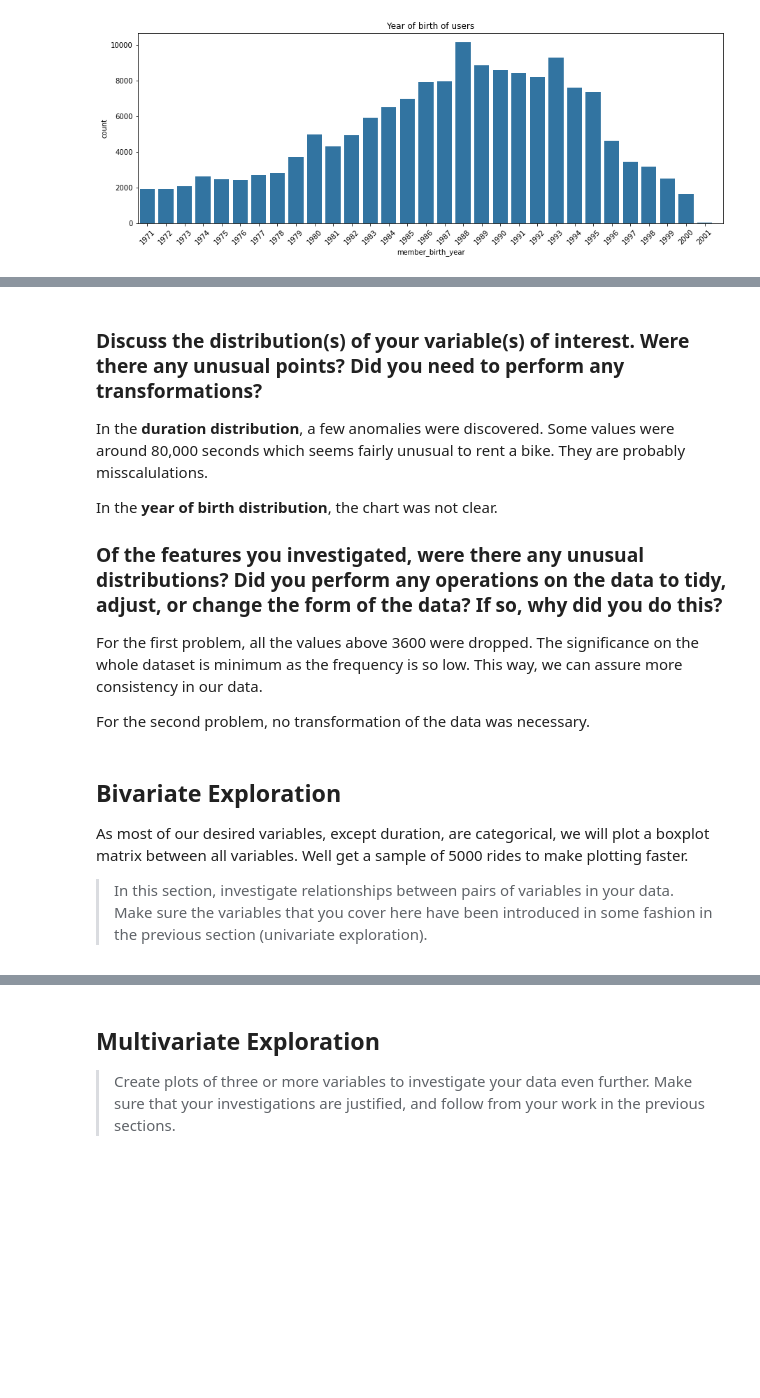
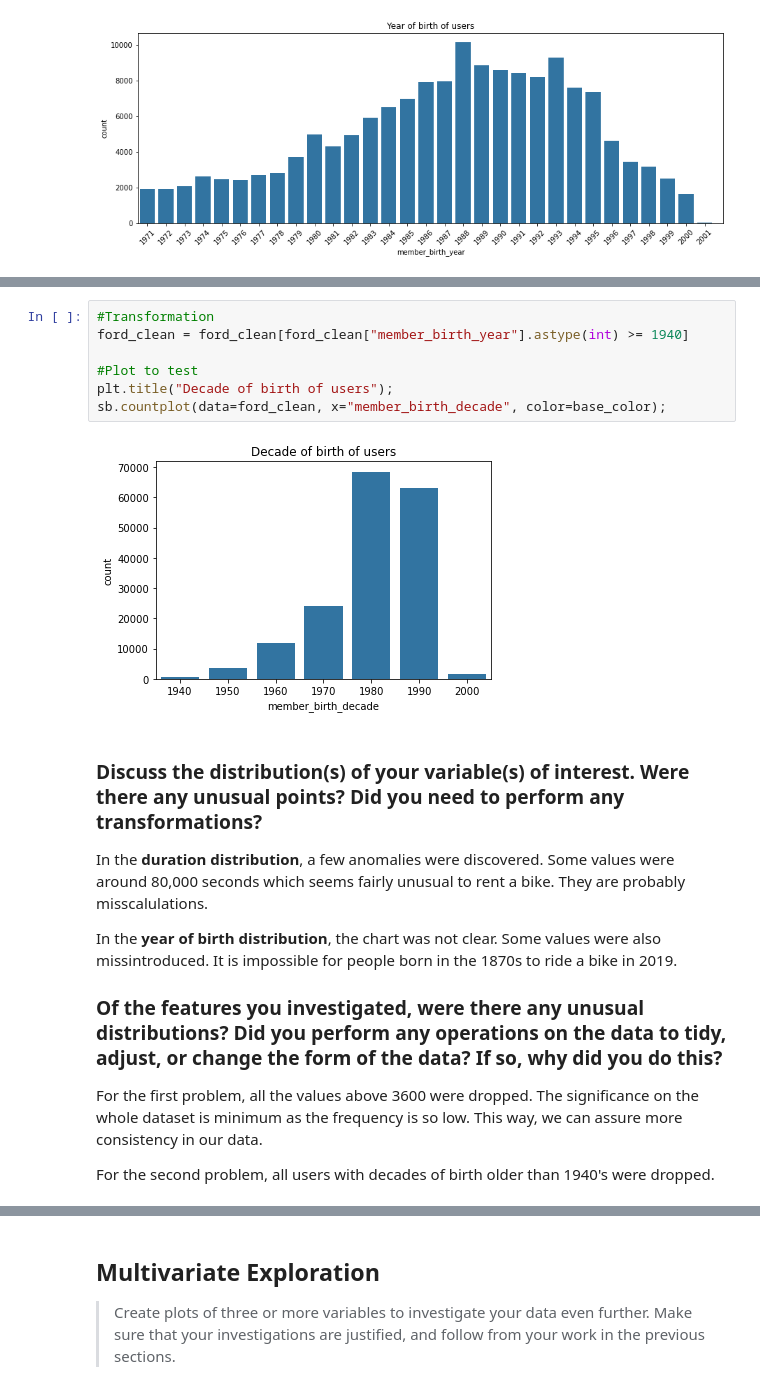
Before and after one commit to aingelmo/aingelmo.github.io, a Jupyter notebook: Project_5_Communicate-Data-Findings/exploration_template.ipynb, the cells around one changed output, grey strips where cells are left out. Drawn from its saved outputs; the diff is of its cells as text; blank space fills up the shorter version.

```diff
--- a/Project_5_Communicate-Data-Findings/exploration_template.ipynb
+++ b/Project_5_Communicate-Data-Findings/exploration_template.ipynb
@@ -264,20 +279,21 @@ Now, it is clearly visible that the most common year of birth between users of t
+# %%
+#Transformation
+ford_clean = ford_clean[ford_clean["member_birth_year"].astype(int) >= 1940]
+
+#Plot to test
+plt.title("Decade of birth of users");
+sb.countplot(data=ford_clean, x="member_birth_decade", color=base_color);
+# %% [output]
+[figure, added]
 # %% [markdown]
 ### Discuss the distribution(s) of your variable(s) of interest. Were there any unusual points? Did you need to perform any transformations?
 
 In the **duration distribution**, a few anomalies were discovered. Some values were around 80,000 seconds which seems fairly unusual to rent a bike. They are probably misscalulations.
 
-In the **year of birth distribution**, the chart was not clear.
+In the **year of birth distribution**, the chart was not clear. Some values were also missintroduced. It is impossible for people born in the 1870s to ride a bike in 2019.
 
 ### Of the features you investigated, were there any unusual distributions? Did you perform any operations on the data to tidy, adjust, or change the form of the data? If so, why did you do this?
 
 For the first problem, all the values above 3600 were dropped. The significance on the whole dataset is minimum as the frequency is so low. This way, we can assure more consistency in our data.
 
-For the second problem, no transformation of the data was necessary.
+For the second problem, all users with decades of birth older than 1940's were dropped.
-# %% [markdown]
-## Bivariate Exploration
-
-As most of our desired variables, except duration, are categorical, we will plot a boxplot matrix between all variables. Well get a sample of 5000 rides to make plotting faster.
-
-> In this section, investigate relationships between pairs of variables in your
-data. Make sure the variables that you cover here have been introduced in some
-fashion in the previous section (univariate exploration).
```
Also changed, not shown: parts of 14 cells of this notebook.
